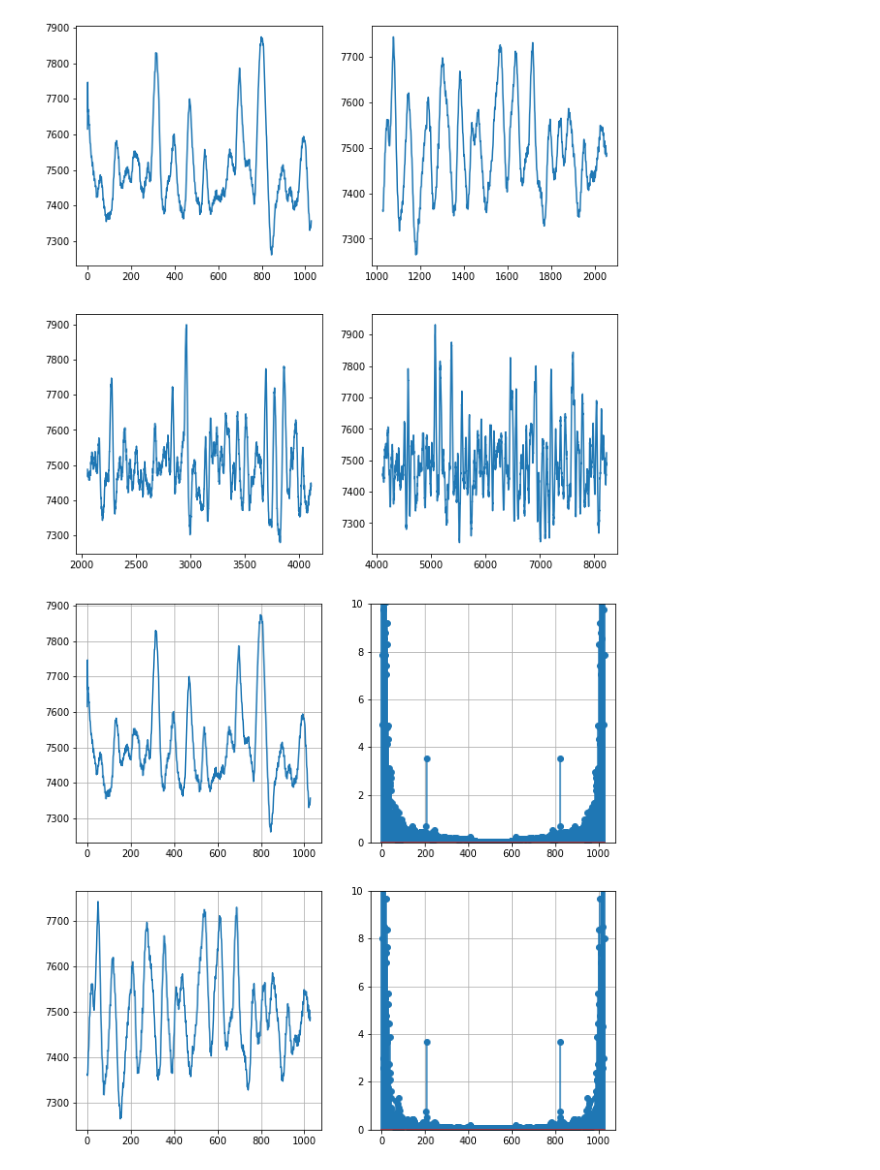
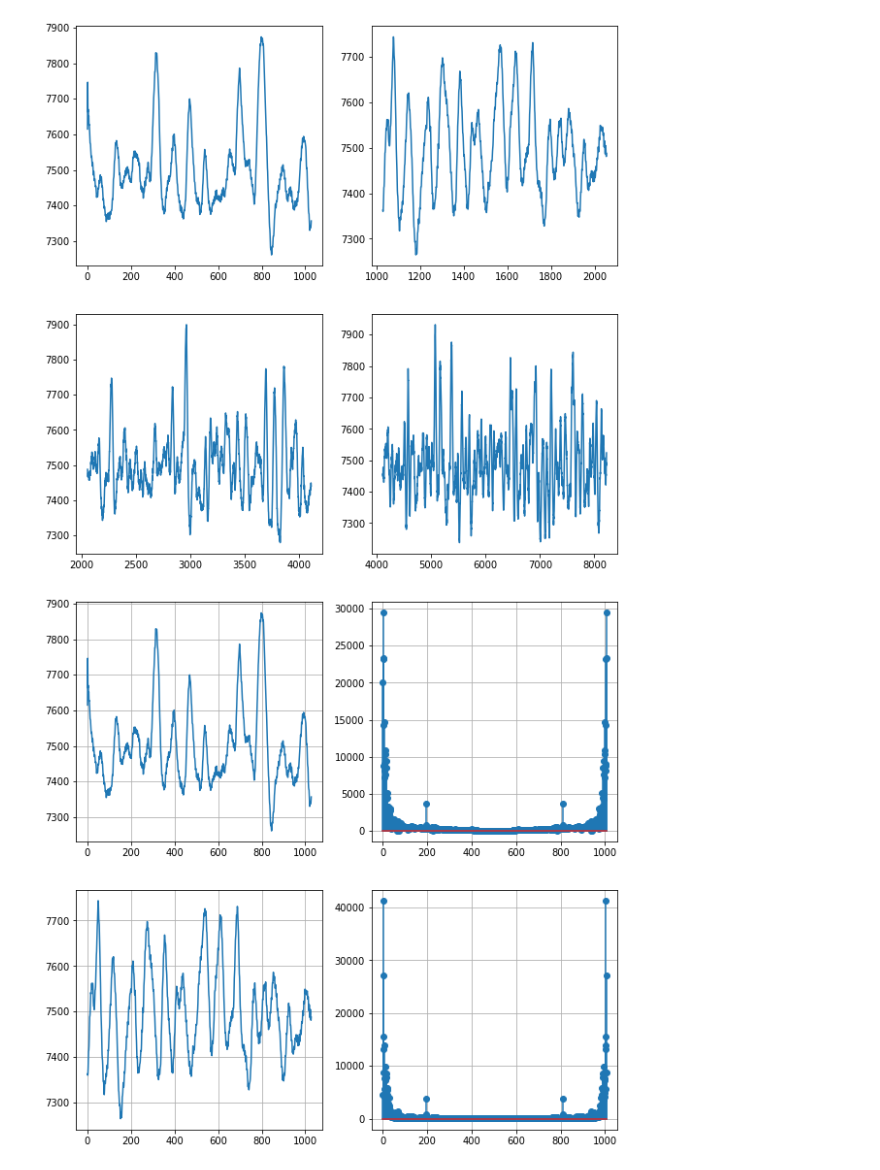
Before and after one commit to dassolkim/time-series-analysis, a Jupyter notebook: bokyum/DFT_.ipynb, the cells around one changed output. Cells and saved outputs as stored; diff of their text form; code cells hidden in the pictures.

```diff
--- a/bokyum/DFT_.ipynb
+++ b/bokyum/DFT_.ipynb
@@ -241,10 +260,10 @@ c = c.reshape(-1,)
 d = np.copy(abs(LSF5_10[4112: 8224]))
 d = d.reshape(-1,)
 # %%
-ffted_a = np.fft.fft(a) / len(a)
-ffted_b = np.fft.fft(b) / len(b)
-ffted_c = np.fft.fft(c) / len(c)
-ffted_d = np.fft.fft(d) / len(d)
+ffted_a = np.fft.fft(a)
+ffted_b = np.fft.fft(b)
+ffted_c = np.fft.fft(c)
+ffted_d = np.fft.fft(d)
 
 ffted_magnitude_a = abs(ffted_a)
 ffted_magnitude_b = abs(ffted_b)
@@ -253,26 +272,26 @@ ffted_magnitude_d = abs(ffted_d)
 # %%
 plt.subplot(2,2,1)
 plt.plot(a)
 plt.grid()
 
 plt.subplot(2,2,2)
-plt.stem(ffted_magnitude_a)
-plt.ylim(0.0, 10.0)
+plt.stem(ffted_magnitude_a[10:-10])
+#plt.ylim(0.0, 1.0)
 plt.grid()
 
 plt.subplot(2,2,3)
 plt.plot(b)
 plt.grid()
 
 plt.subplot(2,2,4)
-plt.stem(ffted_magnitude_b)
-plt.ylim(0.0, 10.0)
+plt.stem(ffted_magnitude_b[10:-10])
+#plt.ylim(0.0, 2.0)
 plt.grid()
 
 
 plt.show()
 # %% [output]
-[figure, old version]
+[figure, new version]
 # %%
 ind = np.argpartition(ffted_magnitude_a, -10)[-10:] #np.array
 #temp = ffted_magnitude_10a[ind]
```
Also changed, not shown: parts of 11 cells of this notebook, 6 other files.
